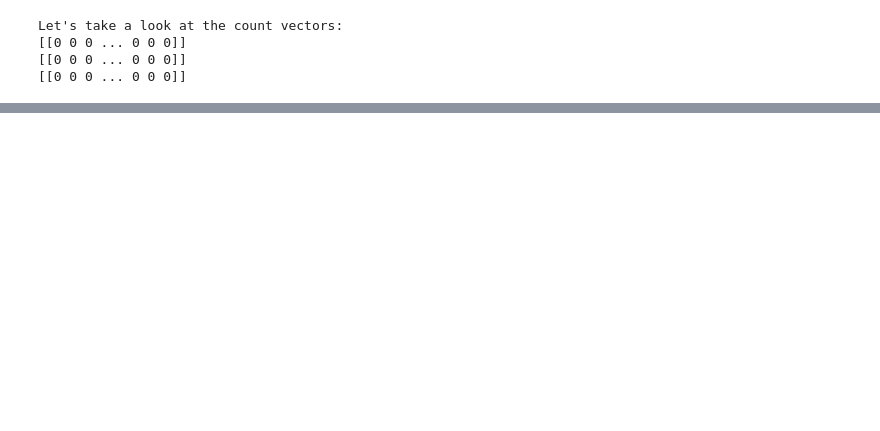
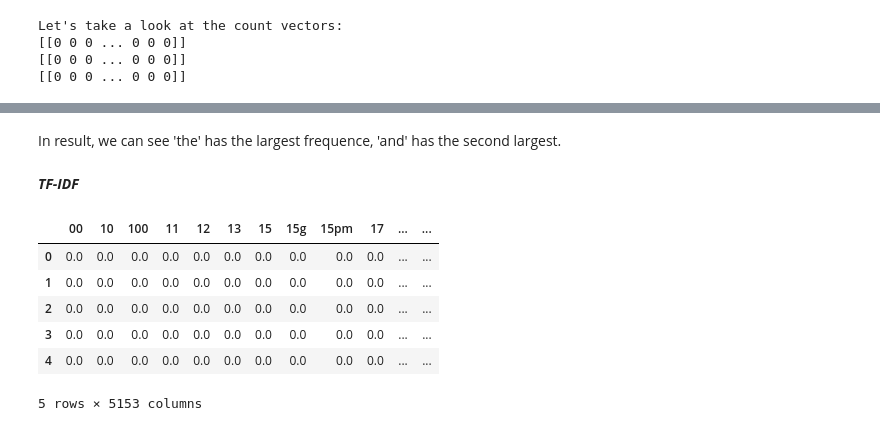
Before and after one commit to hsiaooo/DM2021-Lab1-Homework, a Jupyter notebook: DM2021-Lab1-Homework.ipynb, the cells around one changed output, grey strips where cells are left out. Saved outputs shown, nothing was run; the diff lists cells and outputs as text; code cells hidden in the pictures; blank space fills up the shorter version.

```diff
--- a/DM2021-Lab1-Homework.ipynb
+++ b/DM2021-Lab1-Homework.ipynb
@@ -772,0 +793,4 @@ Cosine Similarity using count bw 2 and 2: 1.000000
+# %% [markdown]
+In result, we can see 'the' has the largest frequence, 'and' has the second largest.
+# %% [markdown]
+***TF-IDF***
@@ -772,0 +801,14 @@ Cosine Similarity using count bw 2 and 2: 1.000000
+# %%
+matrix_vect = tfidf_vect.fit_transform(df.text)
+
+df_tfidf = pd.DataFrame(matrix_vect.toarray(), columns = tfidf_vect.get_feature_names_out())
+
+df_tfidf.head()
+# %% [output]
+|  | 00 | 10 | 100 | 11 | 12 | 13 | 15 | 15g | 15pm | 17 | ... | ... |
+| 0 | 0.0 | 0.0 | 0.0 | 0.0 | 0.0 | 0.0 | 0.0 | 0.0 | 0.0 | 0.0 | ... | ... |
+| 1 | 0.0 | 0.0 | 0.0 | 0.0 | 0.0 | 0.0 | 0.0 | 0.0 | 0.0 | 0.0 | ... | ... |
+| 2 | 0.0 | 0.0 | 0.0 | 0.0 | 0.0 | 0.0 | 0.0 | 0.0 | 0.0 | 0.0 | ... | ... |
+| 3 | 0.0 | 0.0 | 0.0 | 0.0 | 0.0 | 0.0 | 0.0 | 0.0 | 0.0 | 0.0 | ... | ... |
+| 4 | 0.0 | 0.0 | 0.0 | 0.0 | 0.0 | 0.0 | 0.0 | 0.0 | 0.0 | 0.0 | ... | ... |
+5 rows × 5153 columns
```
Also changed, not shown: parts of 44 cells of this notebook.
